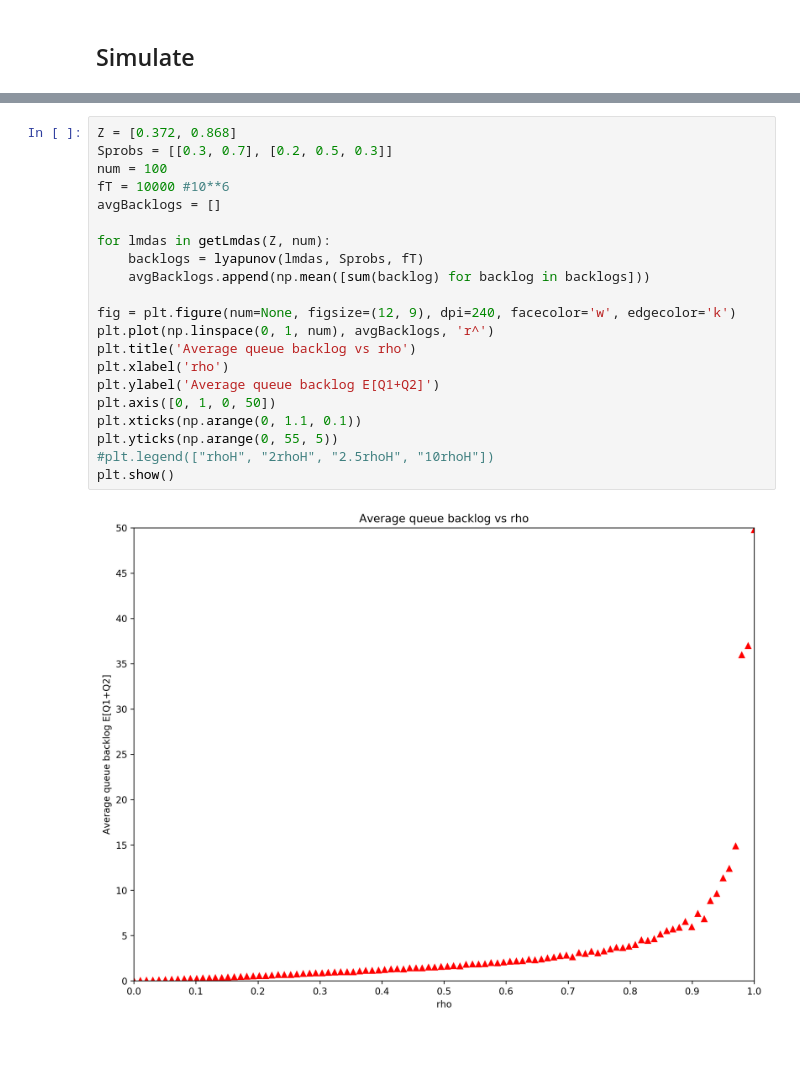
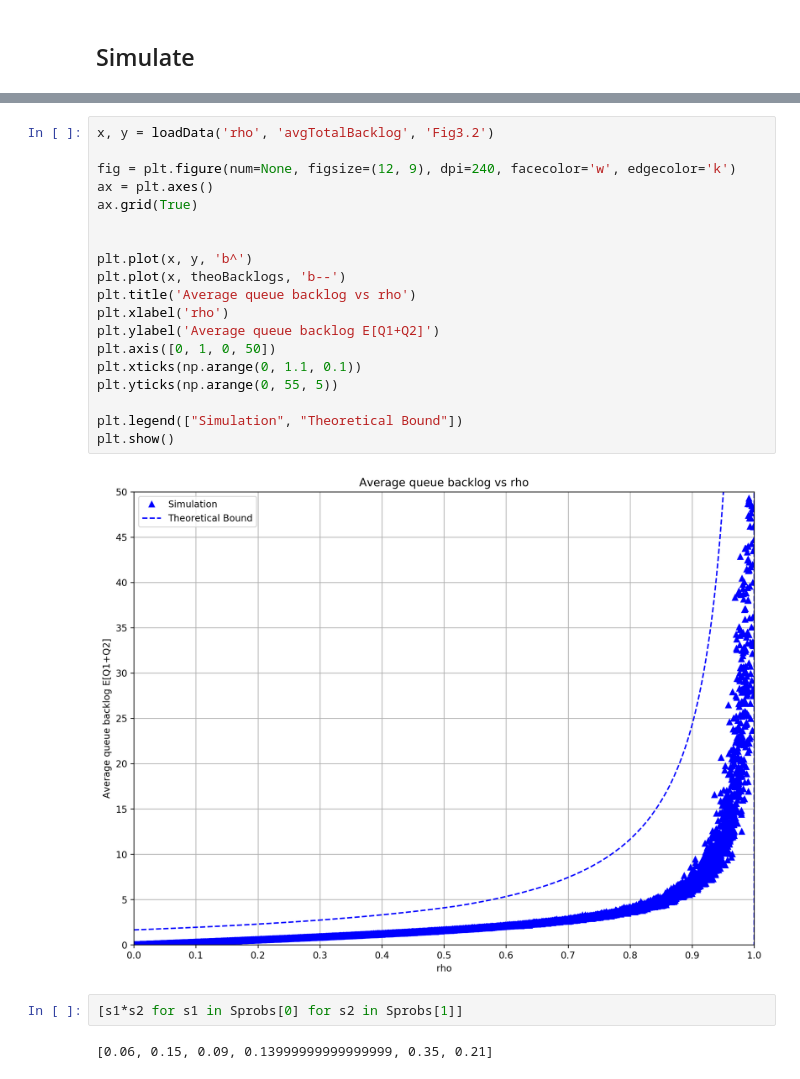
Before and after one commit to cinniehsiung/Lyapunov, a Jupyter notebook: Lyapunov.ipynb, the cells around one changed output, grey strips where cells are left out. Cells and saved outputs as stored; diff of their text form; blank space fills up the shorter version.

Commit message:
added theoretical calculations for Fig3.2

```diff
--- a/Lyapunov.ipynb
+++ b/Lyapunov.ipynb
@@ -92,23 +163,25 @@ def lyapunov(lmda, Sp, finalT):
 # %%
-Z = [0.372, 0.868]
-Sprobs = [[0.3, 0.7], [0.2, 0.5, 0.3]]
-num = 100
-fT = 10000 #10**6
-avgBacklogs = []
-
-for lmdas in getLmdas(Z, num):
-    backlogs = lyapunov(lmdas, Sprobs, fT)
-    avgBacklogs.append(np.mean([sum(backlog) for backlog in backlogs]))
+x, y = loadData('rho', 'avgTotalBacklog', 'Fig3.2')
 
 fig = plt.figure(num=None, figsize=(12, 9), dpi=240, facecolor='w', edgecolor='k')
-plt.plot(np.linspace(0, 1, num), avgBacklogs, 'r^')
+ax = plt.axes()
+ax.grid(True)
+
+
+plt.plot(x, y, 'b^')
+plt.plot(x, theoBacklogs, 'b--')
 plt.title('Average queue backlog vs rho')
 plt.xlabel('rho')
 plt.ylabel('Average queue backlog E[Q1+Q2]')
 plt.axis([0, 1, 0, 50])
 plt.xticks(np.arange(0, 1.1, 0.1))
 plt.yticks(np.arange(0, 55, 5))
-#plt.legend(["rhoH", "2rhoH", "2.5rhoH", "10rhoH"])
+
+plt.legend(["Simulation", "Theoretical Bound"])
 plt.show()
 # %% [output]
-[figure, old version]
+[figure, new version]
+# %%
+[s1*s2 for s1 in Sprobs[0] for s2 in Sprobs[1]]
+# %% [output]
+[0.06, 0.15, 0.09, 0.13999999999999999, 0.35, 0.21]
```
Also changed, not shown: parts of 3 cells of this notebook.
